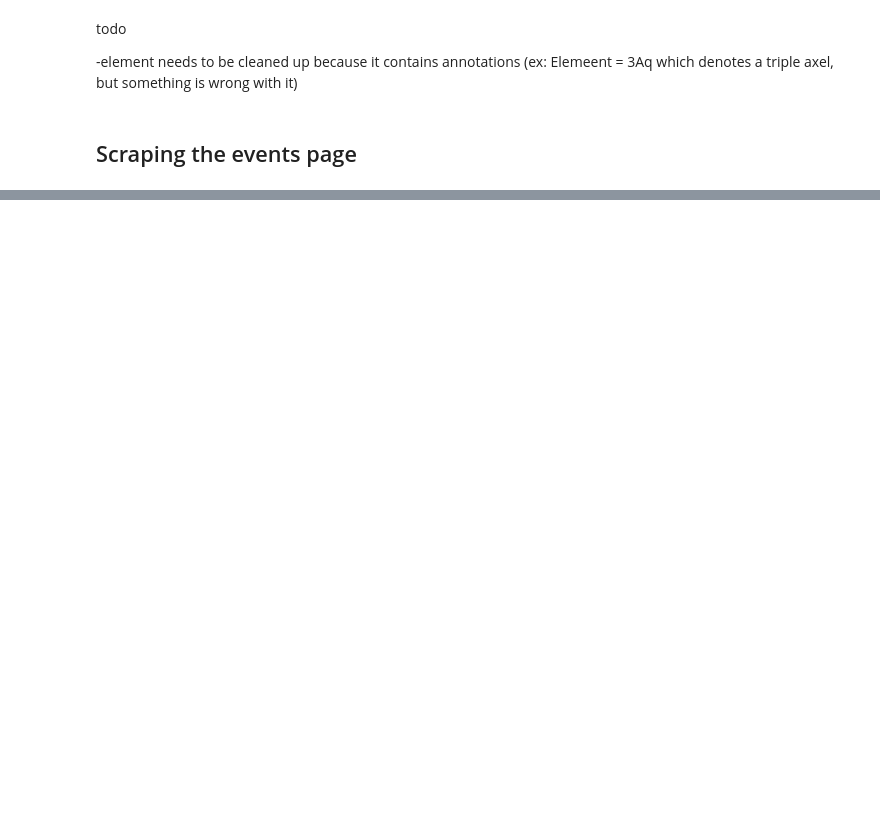
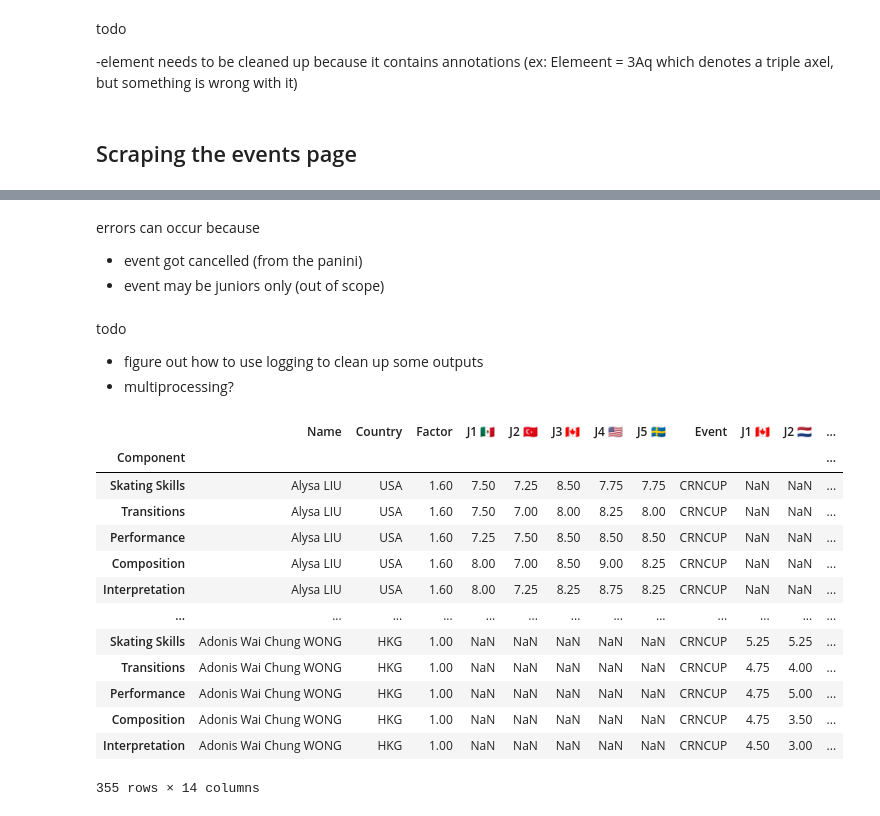
Before and after one commit to WinsonTruong/iceskating, a Jupyter notebook: scrape-skatingscores/scrape.ipynb, the cells around one changed output, grey strips where cells are left out. Saved outputs shown, nothing was run; the diff lists cells and outputs as text; code cells hidden in the pictures; blank space fills up the shorter version.

```diff
--- a/scrape-skatingscores/scrape.ipynb
+++ b/scrape-skatingscores/scrape.ipynb
@@ -293,0 +347,26 @@ ALL_COMPONENTS
+# %% [markdown]
+errors can occur because
+- event got cancelled (from the panini)
+- event may be juniors only (out of scope)
+# %% [markdown]
+todo
+- figure out how to use logging to clean up some outputs
+- multiprocessing?
+# %%
+components = pd.concat(ALL_COMPONENTS, axis = 0)
+components
+# %% [output]
+|  | Name | Country | Factor | J1 🇲🇽 | J2 🇹🇷 | J3 🇨🇦 | J4 🇺🇸 | J5 🇸🇪 | Event | J1 🇨🇦 | J2 🇳🇱 | ... |
+| Component |  |  |  |  |  |  |  |  |  |  |  | ... |
+| Skating Skills | Alysa LIU | USA | 1.60 | 7.50 | 7.25 | 8.50 | 7.75 | 7.75 | CRNCUP | NaN | NaN | ... |
+| Transitions | Alysa LIU | USA | 1.60 | 7.50 | 7.00 | 8.00 | 8.25 | 8.00 | CRNCUP | NaN | NaN | ... |
+| Performance | Alysa LIU | USA | 1.60 | 7.25 | 7.50 | 8.50 | 8.50 | 8.50 | CRNCUP | NaN | NaN | ... |
+| Composition | Alysa LIU | USA | 1.60 | 8.00 | 7.00 | 8.50 | 9.00 | 8.25 | CRNCUP | NaN | NaN | ... |
+| Interpretation | Alysa LIU | USA | 1.60 | 8.00 | 7.25 | 8.25 | 8.75 | 8.25 | CRNCUP | NaN | NaN | ... |
+| ... | ... | ... | ... | ... | ... | ... | ... | ... | ... | ... | ... | ... |
+| Skating Skills | Adonis Wai Chung WONG | HKG | 1.00 | NaN | NaN | NaN | NaN | NaN | CRNCUP | 5.25 | 5.25 | ... |
+| Transitions | Adonis Wai Chung WONG | HKG | 1.00 | NaN | NaN | NaN | NaN | NaN | CRNCUP | 4.75 | 4.00 | ... |
+| Performance | Adonis Wai Chung WONG | HKG | 1.00 | NaN | NaN | NaN | NaN | NaN | CRNCUP | 4.75 | 5.00 | ... |
+| Composition | Adonis Wai Chung WONG | HKG | 1.00 | NaN | NaN | NaN | NaN | NaN | CRNCUP | 4.75 | 3.50 | ... |
+| Interpretation | Adonis Wai Chung WONG | HKG | 1.00 | NaN | NaN | NaN | NaN | NaN | CRNCUP | 4.50 | 3.00 | ... |
+355 rows × 14 columns
```
Also changed, not shown: parts of 18 cells of this notebook, 1 other file.
